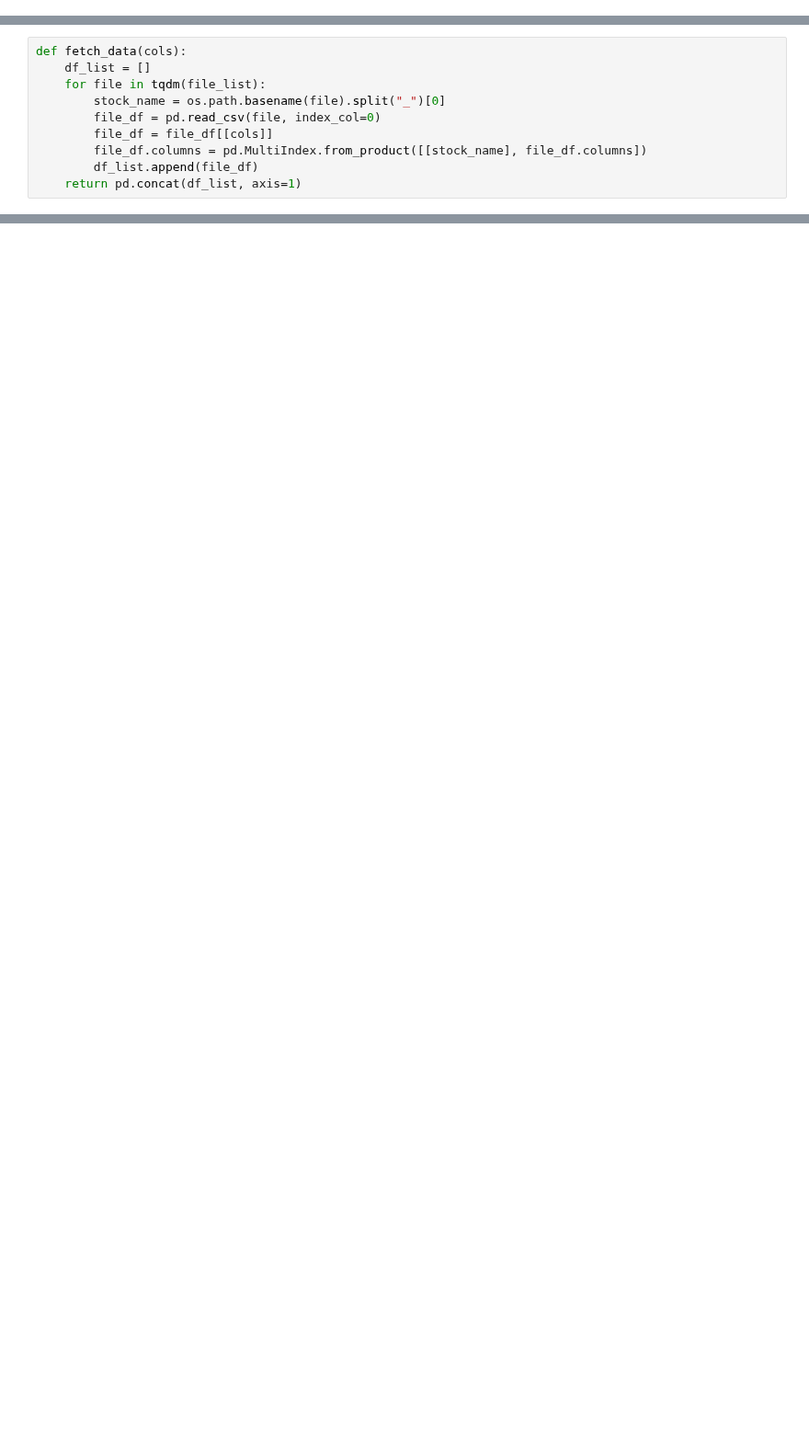
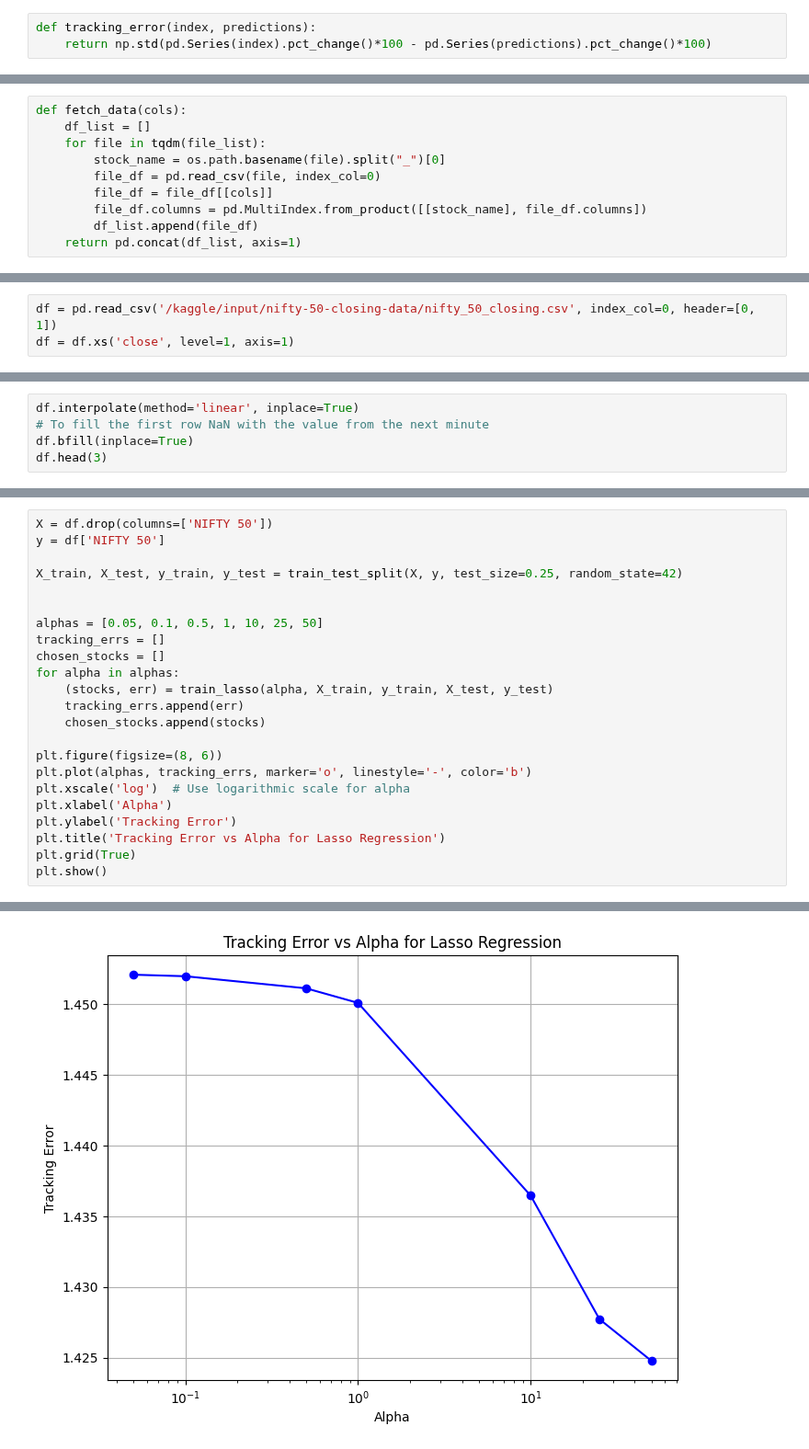
Before and after one commit to dbriito13/CSCA5622, a Jupyter notebook: nifty-50-partial-replication.ipynb, the cells around one changed output, grey strips where cells are left out. Shown at 92% size. Drawn from its saved outputs; the diff is of its cells as text; blank space fills up the shorter version.

```diff
--- a/nifty-50-partial-replication.ipynb
+++ b/nifty-50-partial-replication.ipynb
@@ -11,3 +15,6 @@ from tqdm import tqdm
+# %%
+def tracking_error(index, predictions):
+    return np.std(pd.Series(index).pct_change()*100 - pd.Series(predictions).pct_change()*100)
 # %% [markdown]
 ## Data
 # %%
@@ -31,0 +39,3 @@ df.to_csv('nifty_50_closing.csv')
+# %%
+df = pd.read_csv('/kaggle/input/nifty-50-closing-data/nifty_50_closing.csv', index_col=0, header=[0, 1])
+df = df.xs('close', level=1, axis=1)
@@ -31,0 +51,5 @@ df.to_csv('nifty_50_closing.csv')
+# %%
+df.interpolate(method='linear', inplace=True)
+# To fill the first row NaN with the value from the next minute
+df.bfill(inplace=True)
+df.head(3)
@@ -31,0 +107,24 @@ df.to_csv('nifty_50_closing.csv')
+# %%
+X = df.drop(columns=['NIFTY 50'])
+y = df['NIFTY 50']
+
+X_train, X_test, y_train, y_test = train_test_split(X, y, test_size=0.25, random_state=42)
+
+
+alphas = [0.05, 0.1, 0.5, 1, 10, 25, 50]
+tracking_errs = []
+chosen_stocks = []
+for alpha in alphas:
+    (stocks, err) = train_lasso(alpha, X_train, y_train, X_test, y_test)
+    tracking_errs.append(err)
+    chosen_stocks.append(stocks)
+
+plt.figure(figsize=(8, 6))
+plt.plot(alphas, tracking_errs, marker='o', linestyle='-', color='b')
+plt.xscale('log')  # Use logarithmic scale for alpha
+plt.xlabel('Alpha')
+plt.ylabel('Tracking Error')
+plt.title('Tracking Error vs Alpha for Lasso Regression')
+plt.grid(True)
+plt.show()
+# %% [output]
@@ -31,0 +148 @@ df.to_csv('nifty_50_closing.csv')
+[figure, added]
```
Also changed, not shown: parts of 9 cells of this notebook.
